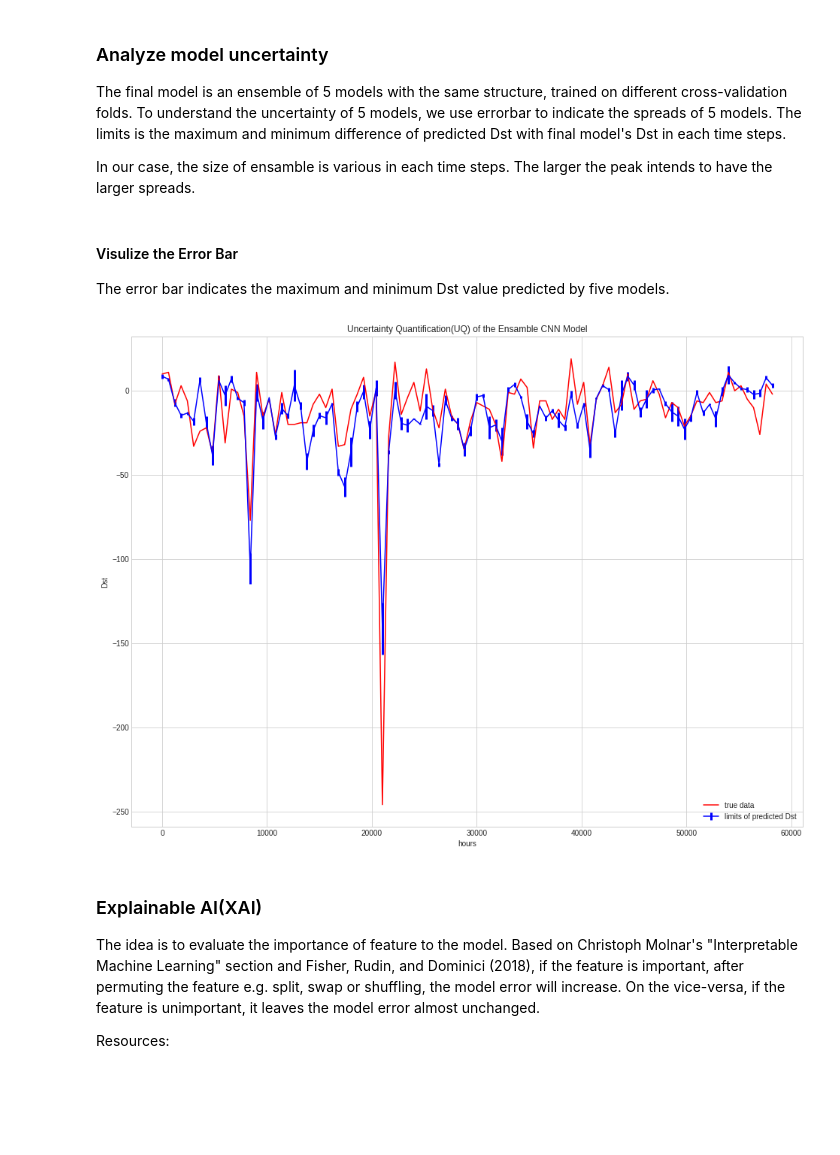
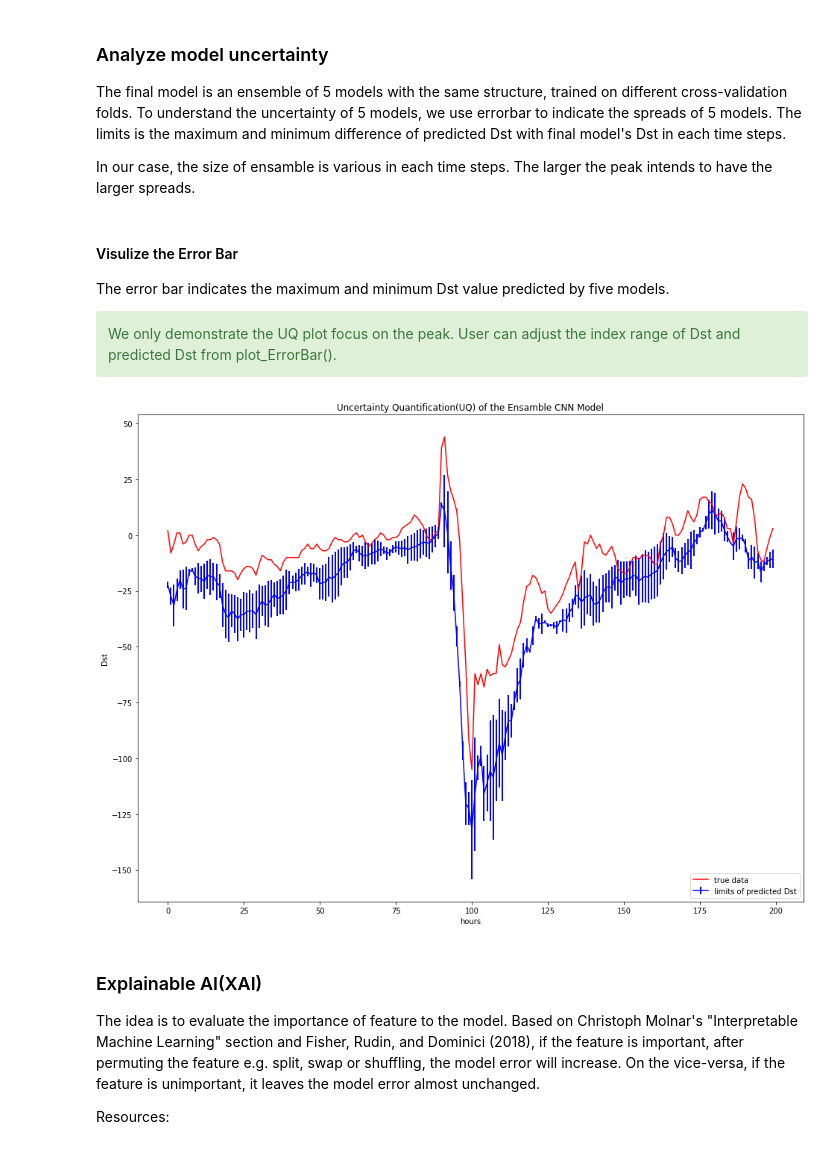
Before and after one commit to ai2es/tai4es-trustathon-2022, a Jupyter notebook: space/magnet_cnn_tutorial.ipynb, the cells around one changed output. Cells and saved outputs as stored; diff of their text form; code cells hidden in the pictures; blank space fills up the shorter version.

Commit message:
Show the UQ plot only at peak by default

```diff
--- a/space/magnet_cnn_tutorial.ipynb
+++ b/space/magnet_cnn_tutorial.ipynb
@@ -791,6 +794,7 @@ def load_models(
     norm_df = pd.read_csv(os.path.join(input_folder, "norm_df.csv"), index_col=0)
     return model_t_arr, model_t_plus_one_arr, norm_df
 # %%
+output_folder = "trained_models_cnn"
 model_t_arr, model_t_plus_1_arr, norm_df = load_models(output_folder, 1)
 # %% [markdown]
 ### Measure overall performance
@@ -1018,8 +1026,8 @@ def plot_ErrorBar(true_dst: np.ndarray, predict_dst: np.ndarray, uncertainty: Li
 
     time, true, pred, predErr = select_by_freq(true_dst, predict_dst, uncertainty, freq)
 
+    plt.errorbar(time, pred, predErr, color="b", label="limits of predicted Dst", elinewidth = 2)
     plt.plot(time, true, color="r", label="true data")
-    plt.errorbar(time, pred, predErr, color="b", label="limits of predicted Dst", elinewidth = 3)
 
     plt.title("Uncertainty Quantification(UQ) of the Ensamble CNN Model")
     plt.legend(loc='lower right')
@@ -1029,18 +1037,23 @@ def plot_ErrorBar(true_dst: np.ndarray, predict_dst: np.ndarray, uncertainty: Li
 # %% [markdown]
 #### Visulize the Error Bar
 The error bar indicates the maximum and minimum Dst value predicted by five models.
+
+<div class="alert alert-block alert-success"> We only demonstrate the UQ plot focus on the peak. User can adjust the index range of Dst and predicted Dst from plot_ErrorBar().
+</div>
 # %%
 # plot the limits for the prediction model
+from matplotlib import dates
+
 N = len(predictions)
 
 t0_uncern = creat_model_uncertainty_array(N, t0_predictions_set)
-time_arr = dst_test["timedelta"].values
+time_arr = dst_test["timedelta"]
 
 # Assign the number of frequency to plot the error bar.
-freq = 600
-plot_ErrorBar(dst_test_1_min["dst"].values, dst_test_1_min["prediction_t"].values, t0_uncern, freq)
+freq = 1 # number of hours
+plot_ErrorBar(dst_test_1_min["dst"].values[1600:1800], dst_test_1_min["prediction_t"].values[1600:1800], t0_uncern, freq)
 # %% [output]
-[figure, old version]
+[figure, new version]
 # %% [markdown]
 ### Explainable AI(XAI)
 
```
Also changed, not shown: parts of 11 cells of this notebook.
